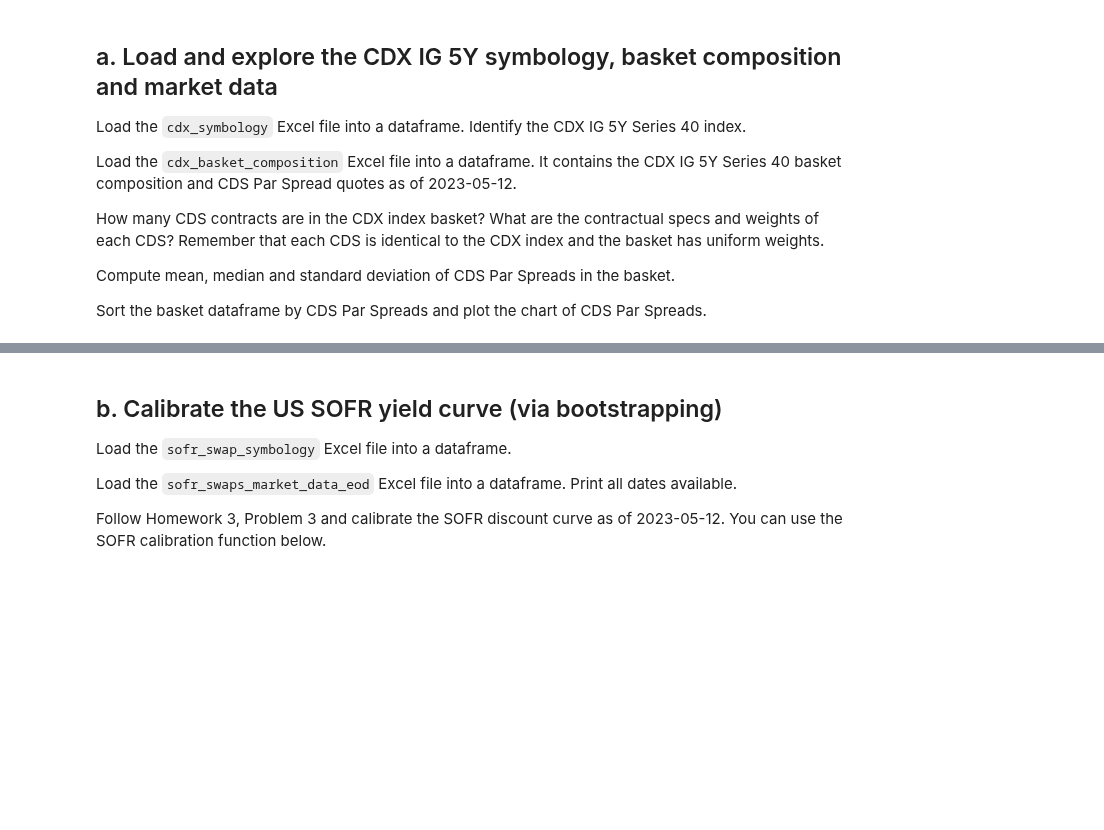
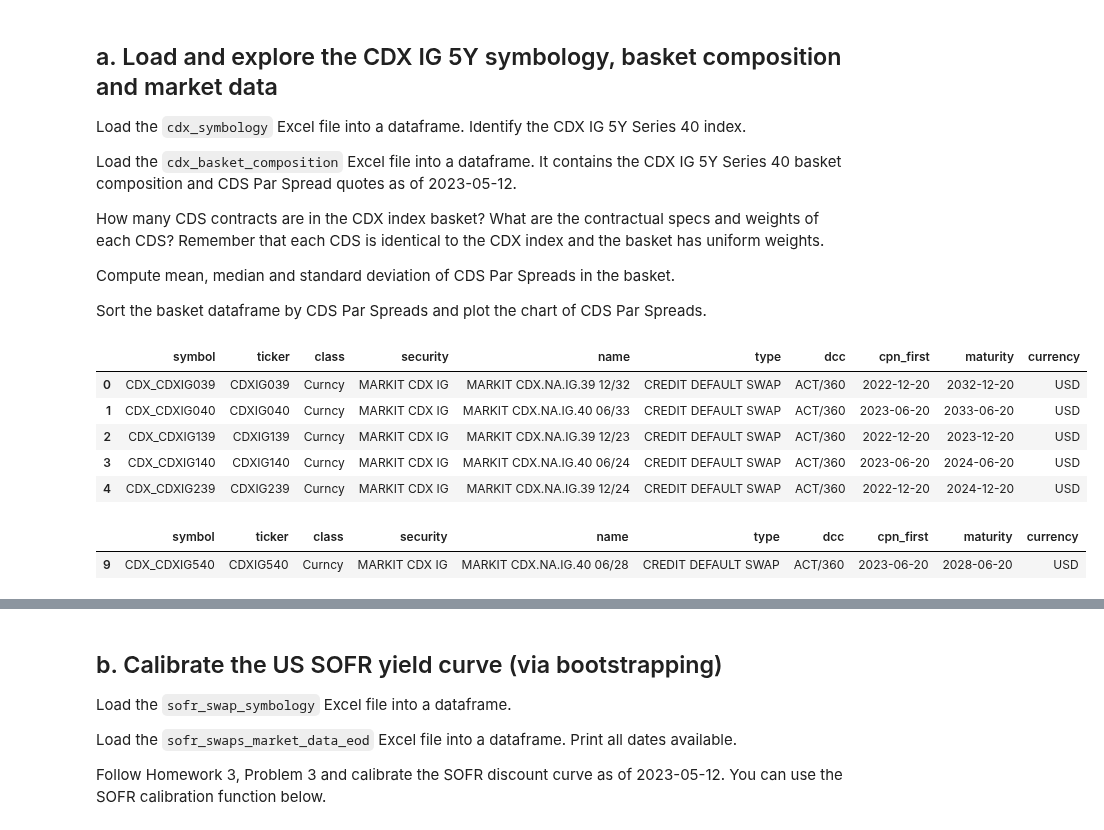
Before and after one commit to alanwake47/FINM-35700-Credit-Markets, a Jupyter notebook: week5/hw5/Homework 5.ipynb, the cells around one changed output, grey strips where cells are left out. Drawn from its saved outputs; the diff is of its cells as text; code cells hidden in the pictures; blank space fills up the shorter version.

```diff
--- a/week5/hw5/Homework 5.ipynb
+++ b/week5/hw5/Homework 5.ipynb
@@ -154,3 +327,18 @@ How many CDS contracts are in the CDX index basket? What are the contractual spe
 Compute mean, median and standard deviation of CDS Par Spreads in the basket.
 
 Sort the basket dataframe by CDS Par Spreads and plot the chart of CDS Par Spreads.
+# %%
+cdx_symbology = pd.read_excel(os.path.join(mydir,'data', 'cdx_symbology.xlsx'))
+cdx_symbology.head()
+# %% [output]
+|  | symbol | ticker | class | security | name | type | dcc | cpn_first | maturity | currency |
+| 0 | CDX_CDXIG039 | CDXIG039 | Curncy | MARKIT CDX IG | MARKIT CDX.NA.IG.39 12/32 | CREDIT DEFAULT SWAP | ACT/360 | 2022-12-20 | 2032-12-20 | USD |
+| 1 | CDX_CDXIG040 | CDXIG040 | Curncy | MARKIT CDX IG | MARKIT CDX.NA.IG.40 06/33 | CREDIT DEFAULT SWAP | ACT/360 | 2023-06-20 | 2033-06-20 | USD |
+| 2 | CDX_CDXIG139 | CDXIG139 | Curncy | MARKIT CDX IG | MARKIT CDX.NA.IG.39 12/23 | CREDIT DEFAULT SWAP | ACT/360 | 2022-12-20 | 2023-12-20 | USD |
+| 3 | CDX_CDXIG140 | CDXIG140 | Curncy | MARKIT CDX IG | MARKIT CDX.NA.IG.40 06/24 | CREDIT DEFAULT SWAP | ACT/360 | 2023-06-20 | 2024-06-20 | USD |
+| 4 | CDX_CDXIG239 | CDXIG239 | Curncy | MARKIT CDX IG | MARKIT CDX.NA.IG.39 12/24 | CREDIT DEFAULT SWAP | ACT/360 | 2022-12-20 | 2024-12-20 | USD |
+# %%
+cdx_symbology[cdx_symbology['ticker'] == 'CDXIG540']
+# %% [output]
+|  | symbol | ticker | class | security | name | type | dcc | cpn_first | maturity | currency |
+| 9 | CDX_CDXIG540 | CDXIG540 | Curncy | MARKIT CDX IG | MARKIT CDX.NA.IG.40 06/28 | CREDIT DEFAULT SWAP | ACT/360 | 2023-06-20 | 2028-06-20 | USD |
```
Also changed, not shown: parts of 30 cells of this notebook, 3 other files.
